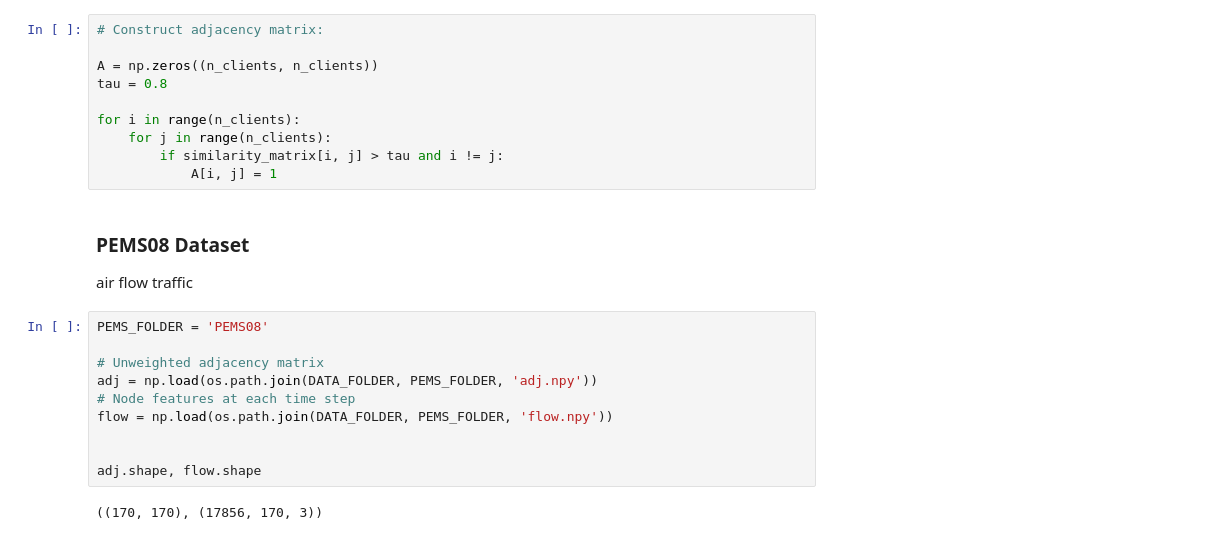
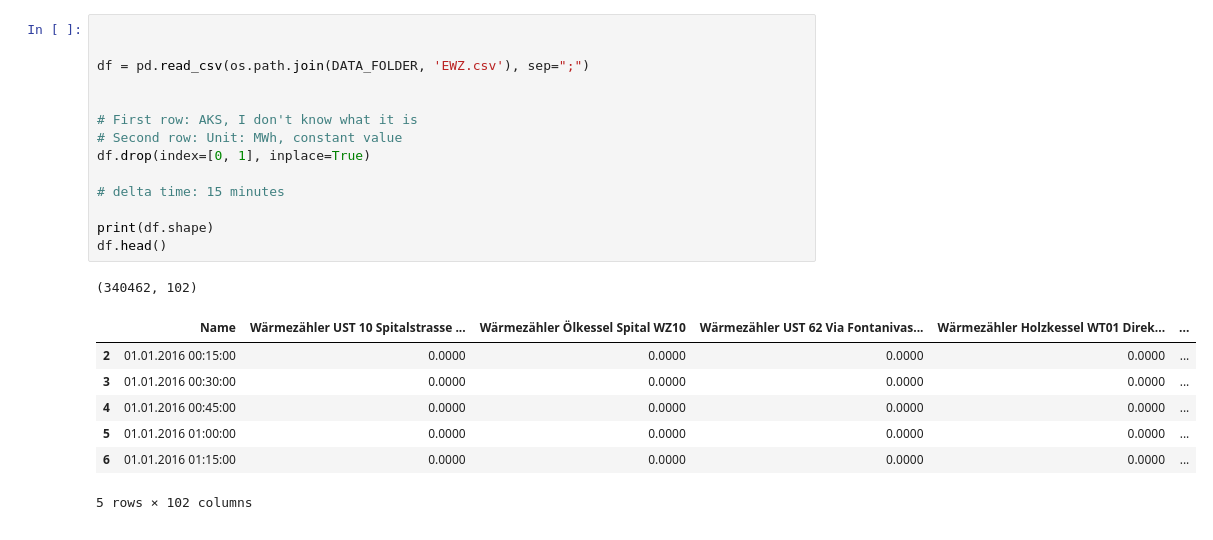
Before and after one commit to MatyaAydin/SemesterProject, a Jupyter notebook: src/eda.ipynb, the cells around one changed output. Drawn from its saved outputs; the diff is of its cells as text.

```diff
--- a/src/eda.ipynb
+++ b/src/eda.ipynb
@@ -48,26 +10,23 @@ for i in range(n_clients):
-# %%
-# Construct adjacency matrix:
-
-A = np.zeros((n_clients, n_clients))
-tau = 0.8
-
-for i in range(n_clients):
-    for j in range(n_clients):
-        if similarity_matrix[i, j] > tau and i != j:
-            A[i, j] = 1
-# %% [markdown]
-### PEMS08 Dataset
-
-air flow traffic
-# %%
-PEMS_FOLDER = 'PEMS08'
-
-# Unweighted adjacency matrix
-adj = np.load(os.path.join(DATA_FOLDER, PEMS_FOLDER, 'adj.npy'))
-# Node features at each time step
-flow = np.load(os.path.join(DATA_FOLDER, PEMS_FOLDER, 'flow.npy'))
-
-
-adj.shape, flow.shape
-# %% [output]
-((170, 170), (17856, 170, 3))
+# %%
+
+
+df = pd.read_csv(os.path.join(DATA_FOLDER, 'EWZ.csv'), sep=";")
+
+
+# First row: AKS, I don't know what it is
+# Second row: Unit: MWh, constant value
+df.drop(index=[0, 1], inplace=True)
+
+# delta time: 15 minutes
+
+print(df.shape)
+df.head()
+# %% [output]
+(340462, 102)
+|  | Name | Wärmezähler UST 10 Spitalstrasse ... | Wärmezähler Ölkessel Spital WZ10 | Wärmezähler UST 62 Via Fontanivas... | Wärmezähler Holzkessel WT01 Direk... | ... |
+| 2 | 01.01.2016 00:15:00 | 0.0000 | 0.0000 | 0.0000 | 0.0000 | ... |
+| 3 | 01.01.2016 00:30:00 | 0.0000 | 0.0000 | 0.0000 | 0.0000 | ... |
+| 4 | 01.01.2016 00:45:00 | 0.0000 | 0.0000 | 0.0000 | 0.0000 | ... |
+| 5 | 01.01.2016 01:00:00 | 0.0000 | 0.0000 | 0.0000 | 0.0000 | ... |
+| 6 | 01.01.2016 01:15:00 | 0.0000 | 0.0000 | 0.0000 | 0.0000 | ... |
+5 rows × 102 columns
```
Also changed, not shown: parts of 8 cells of this notebook.
